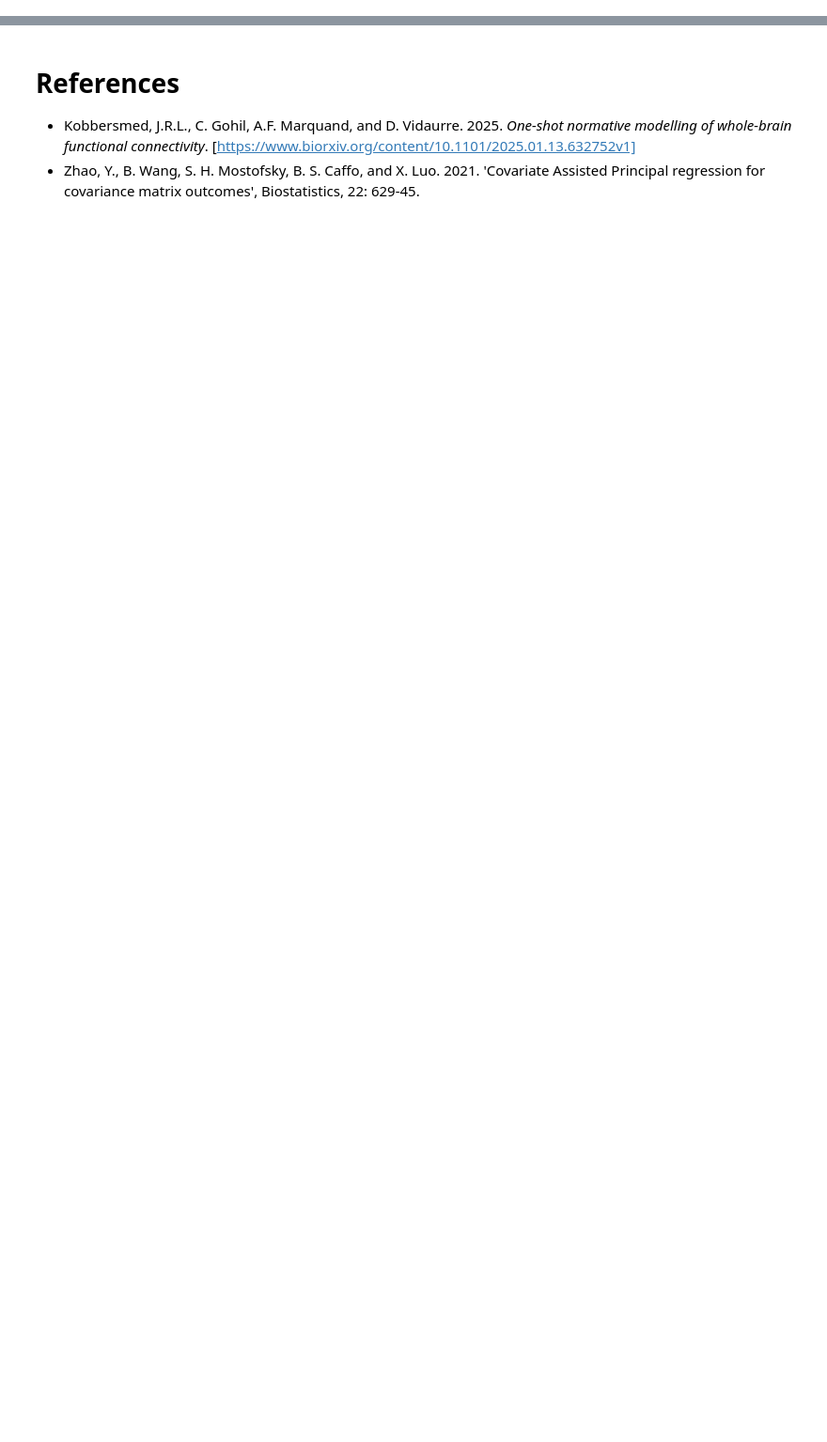
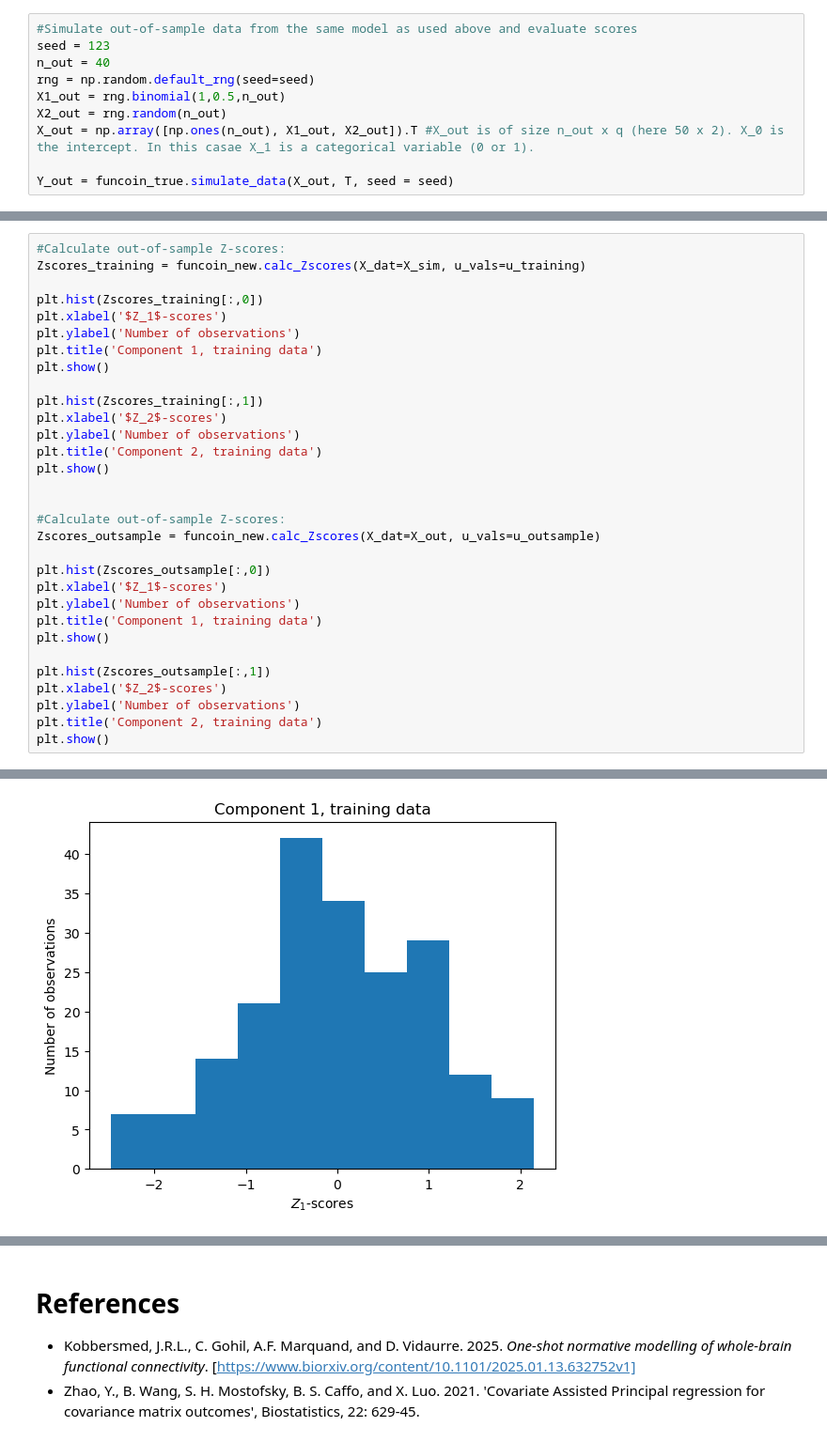
Before and after one commit to kobbersmed/funcoin, a Jupyter notebook: notebooks/Tutorial_funcoin.ipynb, the cells around one changed output, grey strips where cells are left out. Shown at 94% size. Drawn from its saved outputs; the diff is of its cells as text; blank space fills up the shorter version.

```diff
--- a/notebooks/Tutorial_funcoin.ipynb
+++ b/notebooks/Tutorial_funcoin.ipynb
@@ -92,0 +131,10 @@ plt.show()
+# %%
+#Simulate out-of-sample data from the same model as used above and evaluate scores
+seed = 123
+n_out = 40
+rng = np.random.default_rng(seed=seed)
+X1_out = rng.binomial(1,0.5,n_out)
+X2_out = rng.random(n_out)
+X_out = np.array([np.ones(n_out), X1_out, X2_out]).T #X_out is of size n_out x q (here 50 x 2). X_0 is the intercept. In this casae X_1 is a categorical variable (0 or 1).
+
+Y_out = funcoin_true.simulate_data(X_out, T, seed = seed)
@@ -191,0 +352,32 @@ The average dfd values of the training set are computed and stored after the fit
+# %%
+#Calculate out-of-sample Z-scores:
+Zscores_training = funcoin_new.calc_Zscores(X_dat=X_sim, u_vals=u_training)
+
+plt.hist(Zscores_training[:,0])
+plt.xlabel('$Z_1$-scores')
+plt.ylabel('Number of observations')
+plt.title('Component 1, training data')
+plt.show()
+
+plt.hist(Zscores_training[:,1])
+plt.xlabel('$Z_2$-scores')
+plt.ylabel('Number of observations')
+plt.title('Component 2, training data')
+plt.show()
+
+
+#Calculate out-of-sample Z-scores:
+Zscores_outsample = funcoin_new.calc_Zscores(X_dat=X_out, u_vals=u_outsample)
+
+plt.hist(Zscores_outsample[:,0])
+plt.xlabel('$Z_1$-scores')
+plt.ylabel('Number of observations')
+plt.title('Component 1, training data')
+plt.show()
+
+plt.hist(Zscores_outsample[:,1])
+plt.xlabel('$Z_2$-scores')
+plt.ylabel('Number of observations')
+plt.title('Component 2, training data')
+plt.show()
+# %% [output]
@@ -191,0 +385 @@ The average dfd values of the training set are computed and stored after the fit
+[figure, added]
```
Also changed, not shown: parts of 70 cells of this notebook, 1 other file.
